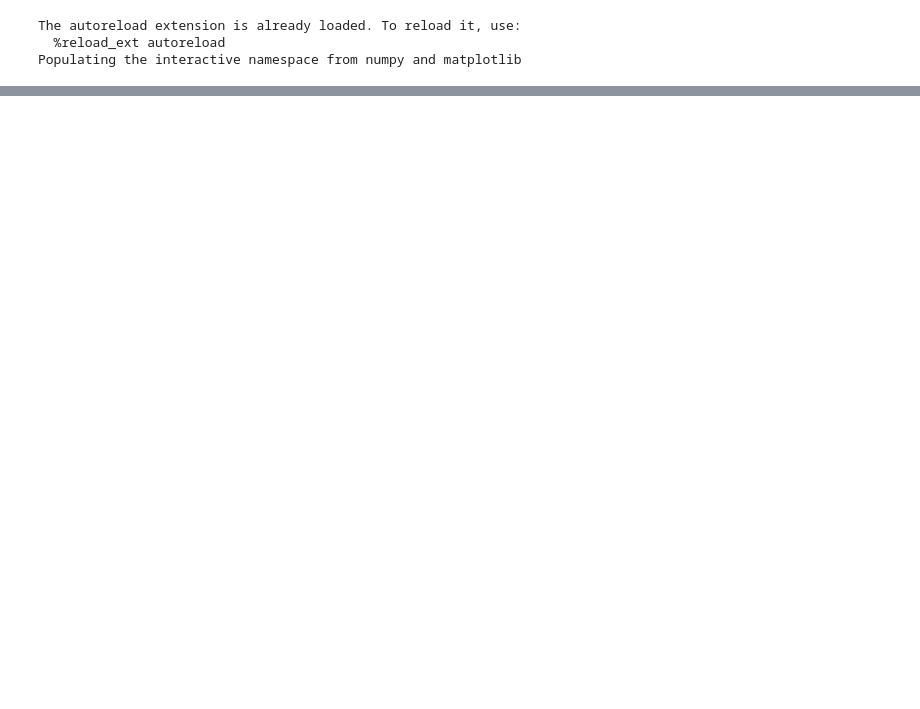
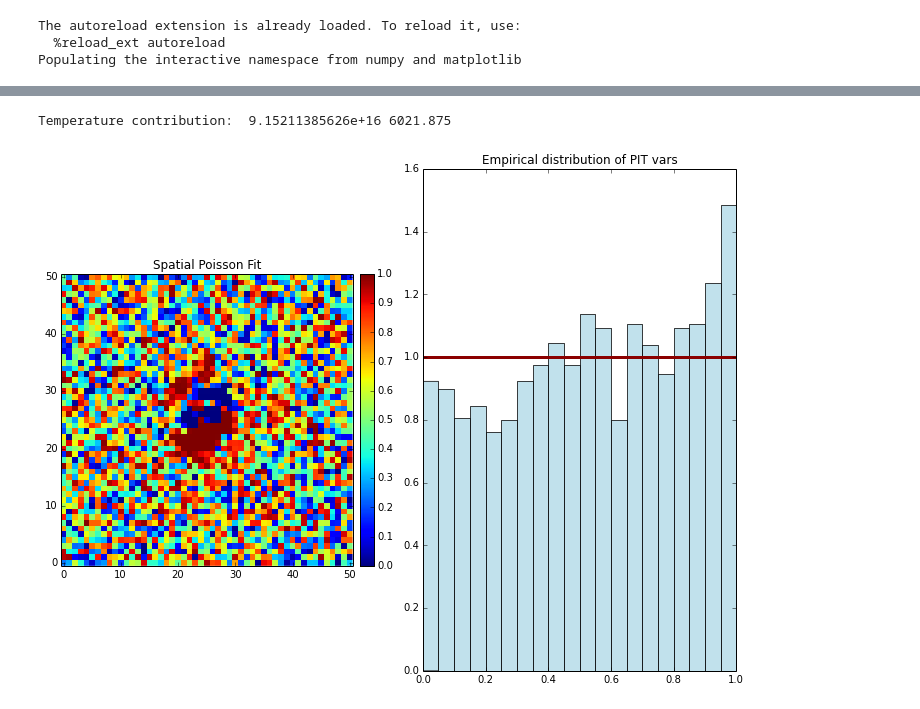
Before and after one commit to HIPS/DESI-MCMC, a Jupyter notebook: notebooks/RenderSources.ipynb, the cells around one changed output, grey strips where cells are left out. Saved outputs shown, nothing was run; the diff lists cells and outputs as text; code cells hidden in the pictures; blank space fills up the shorter version.

```diff
--- a/notebooks/RenderSources.ipynb
+++ b/notebooks/RenderSources.ipynb
@@ -2,7 +2,7 @@
 %load_ext autoreload
 %autoreload 2
 %pylab inline
-pylab.rcParams['figure.figsize'] = (14.0, 8.0)
+pylab.rcParams['figure.figsize'] = (10.0, 8.0)
 import sys
 import os.path
 sys.path.append(
@@ -44,10 +41,13 @@ def plot_comparison(band, file_ra_dec):
     ## 0. Create an image from fits file (cache )
     fits_file_template = "../data/stamps/stamp-%s-%s.fits"%("%s", file_ra_dec)
     fits_img = FitsImage(band, fits_file_template)
+    print "%d total photons observed due to sources in band %s over exposure"%((fits_img.img/fits_img.calib).sum(), band)
 
     ## 1. get source parameters from catalog fits file
     cat_file = "../data/stamps/cat-%s.fits"%file_ra_dec
     srcs = get_sources_from_catalog(cat_file = cat_file)
+    print "%d source(s) in catalog"%len(srcs)
+    print "   source 0 expected # photons %2.2f"%(srcs[0].b[band]/fits_img.calib)
 
     ## 2. Gen model image
     model_image = gen_model_image(srcs, fits_img)
@@ -70,9 +70,11 @@ def plot_comparison(band, file_ra_dec):
 # gather all of the RA/DEC extensions
 from glob import glob
 import sys, os
-cat_glob = glob('../data/stamps/cat*.fits')[1:9:2]
+cat_glob = glob('../data/stamps/cat*.fits')
+cat_glob = cat_glob[2:3]
 for patch in cat_glob:
     file_ra_dec = os.path.basename(patch)[4:-5]
+    print file_ra_dec
     fig, axarr = plot_comparison('r', file_ra_dec)
     plt.show()
 # %% [output]
@@ -95,2 +85,48 @@ max brightness model   : 59313
+# %%
+from scipy.stats.distributions import poisson
+from mpl_toolkits.axes_grid1 import make_axes_locatable
+def poisson_fit_summary(x_image, lam_image):
+    unif_image = poisson.cdf(x_image, lam_image)
+
+    # plot PIT transfomred image (good fit == uniform)
+    fig, axarr = plt.subplots(1, 2)
+    im = axarr[0].imshow(unif_image.T, interpolation='none', origin='lower')
+
+    # make colorbar (tight and same size)
+    divider = make_axes_locatable(axarr[0])
+    cax = divider.append_axes("right", size="5%", pad=0.1)
+    fig.colorbar(im, cax=cax)
+    axarr[0].set_title('Spatial Poisson Fit')
+
+    # plot uniform histogram
+    bins = axarr[1].hist(unif_image.ravel(), bins=20, normed=1, facecolor='lightblue', alpha=0.75)
+    axarr[1].hlines(1, xmin=0, xmax=1, linewidth=3, color='darkred')
+    axarr[1].set_xlim((0,1))
+    axarr[1].set_aspect('equal')
+    axarr[1].set_title('Empirical distribution of PIT vars')
+    return fig, axarr
+
+## 0. Create an image from fits file
+band = 'r'
+file_ra_dec        = "150.5244--0.4788"
+fits_file_template = "../data/stamps/stamp-%s-%s.fits"%("%s", file_ra_dec)
+fits_img           = FitsImage(band, fits_file_template)
+
+## 1. get source parameters from catalog fits file
+cat_file = "../data/stamps/cat-%s.fits"%file_ra_dec
+srcs     = get_sources_from_catalog(cat_file = cat_file)
+#print "%d source(s) in catalog"%len(srcs)
+#print "   source 0 expected # photons %2.2f"%(srcs[0].b[band]/fits_img.calib)
+
+## 2. Gen model image
+model_image = gen_model_image(srcs, fits_img)
+
+## 3. fit summary
+fig, axarr = poisson_fit_summary(fits_img.nelec, model_image)
+fig.tight_layout()
+plt.show()
+# %% [output]
+Temperature contribution:  9.15211385626e+16 6021.875
+[figure, added]
 # %%
 # %% [output]
```
Also changed, not shown: parts of 14 cells of this notebook, 8 other files.
